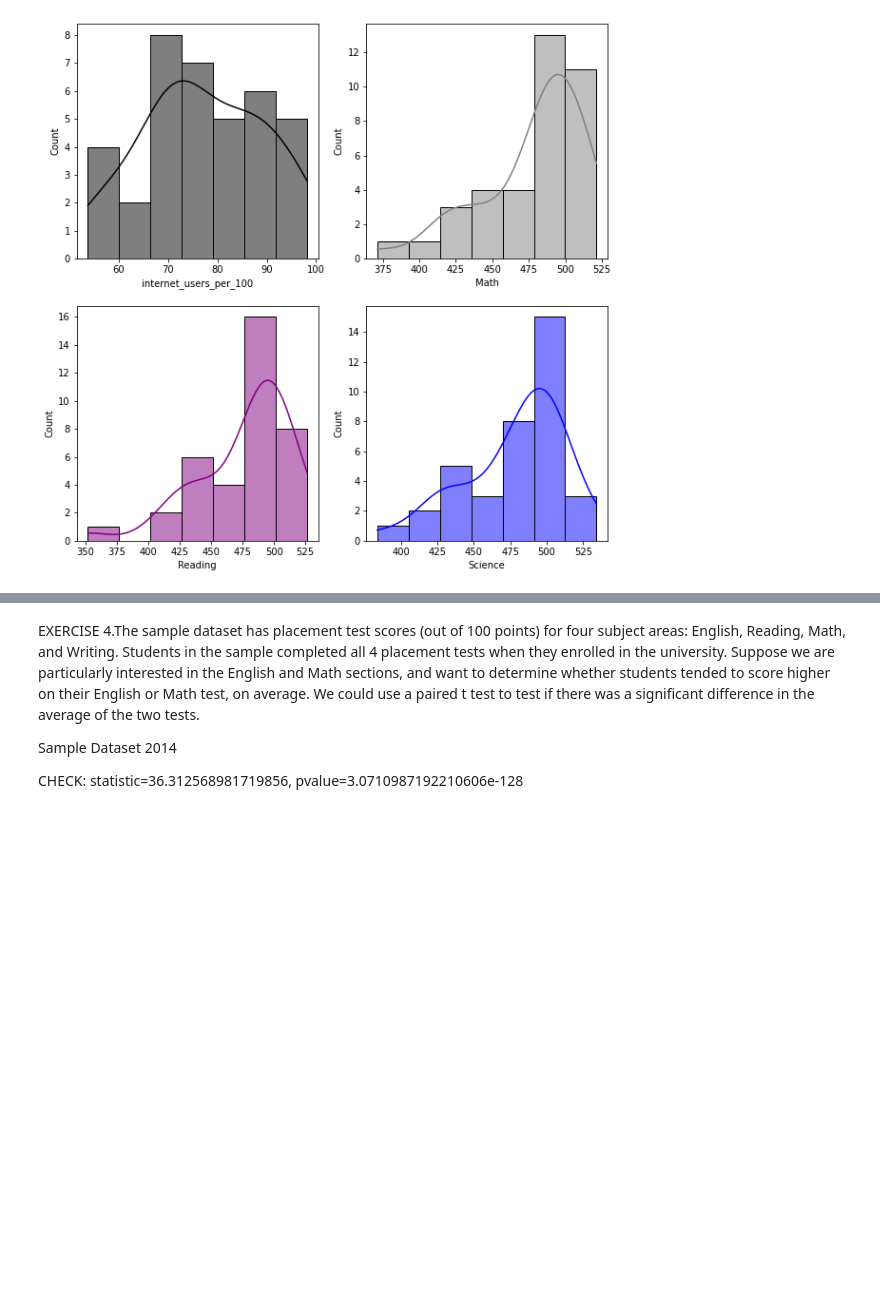
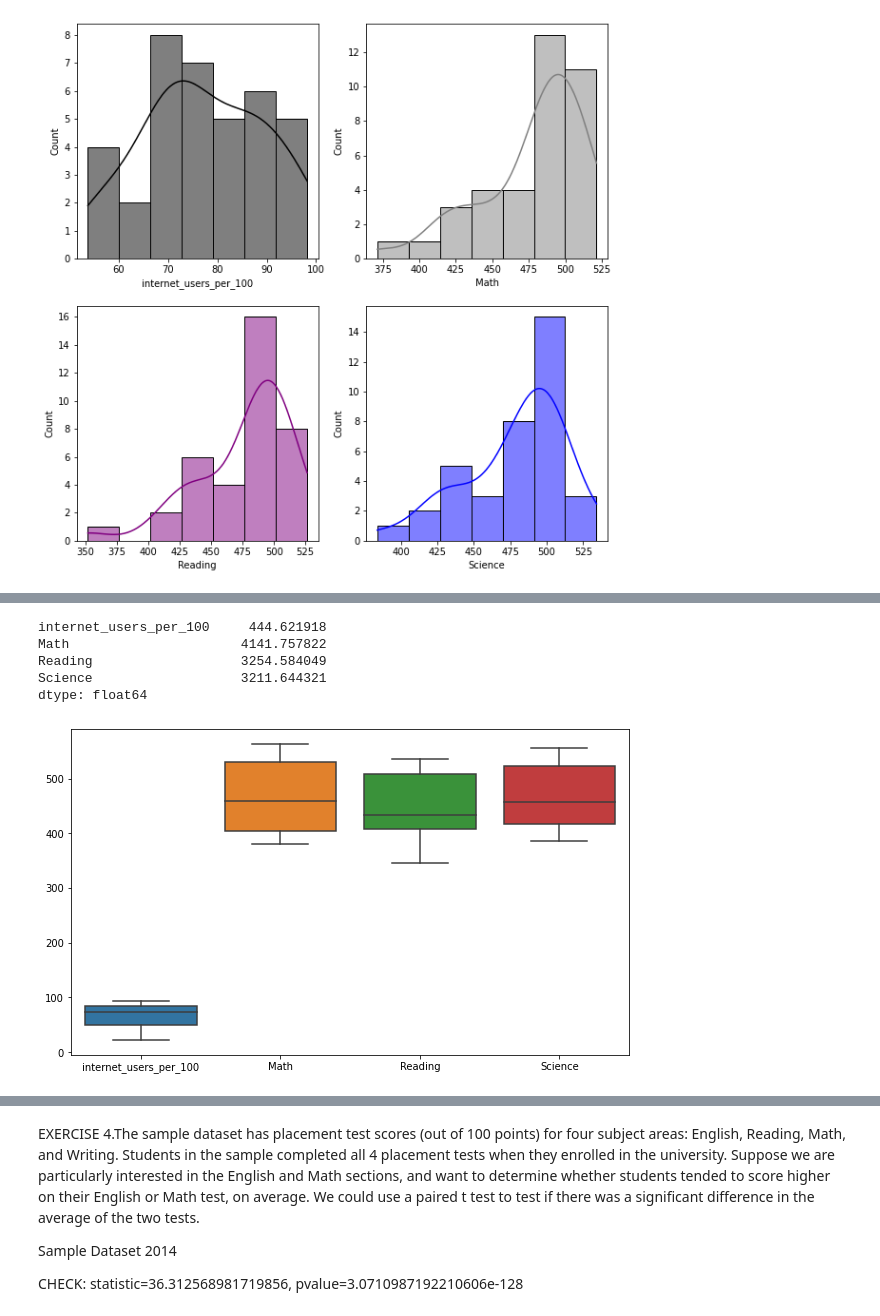
Before and after one commit to cobwebmen/Clarusway_Data_Sciene, a Jupyter notebook: Clarusway_Data_Analytics/Statistics Assignment/Assignment_5.ipynb, the cells around one changed output, grey strips where cells are left out. Drawn from its saved outputs; the diff is of its cells as text; code cells hidden in the pictures; blank space fills up the shorter version.

```diff
--- a/Clarusway_Data_Analytics/Statistics Assignment/Assignment_5.ipynb
+++ b/Clarusway_Data_Analytics/Statistics Assignment/Assignment_5.ipynb
@@ -195,0 +198,3 @@ sns.histplot(data=EU, x="Science", kde=True, color="blue", ax=axs[1, 1]);
+# %%
+AS = pisa[pisa["Continent_Code"]=="AS"]
+AS.head()
@@ -195,0 +220,14 @@ sns.histplot(data=EU, x="Science", kde=True, color="blue", ax=axs[1, 1]);
+# %%
+AS.var()
+# %% [output]
+internet_users_per_100     444.621918
+Math                      4141.757822
+Reading                   3254.584049
+Science                   3211.644321
+dtype: float64
+# %%
+fig = plt.subplots(figsize=(10, 6))
+
+sns.boxplot(data=AS);
+# %% [output]
+[figure, added]
```
Also changed, not shown: parts of 26 cells of this notebook.
